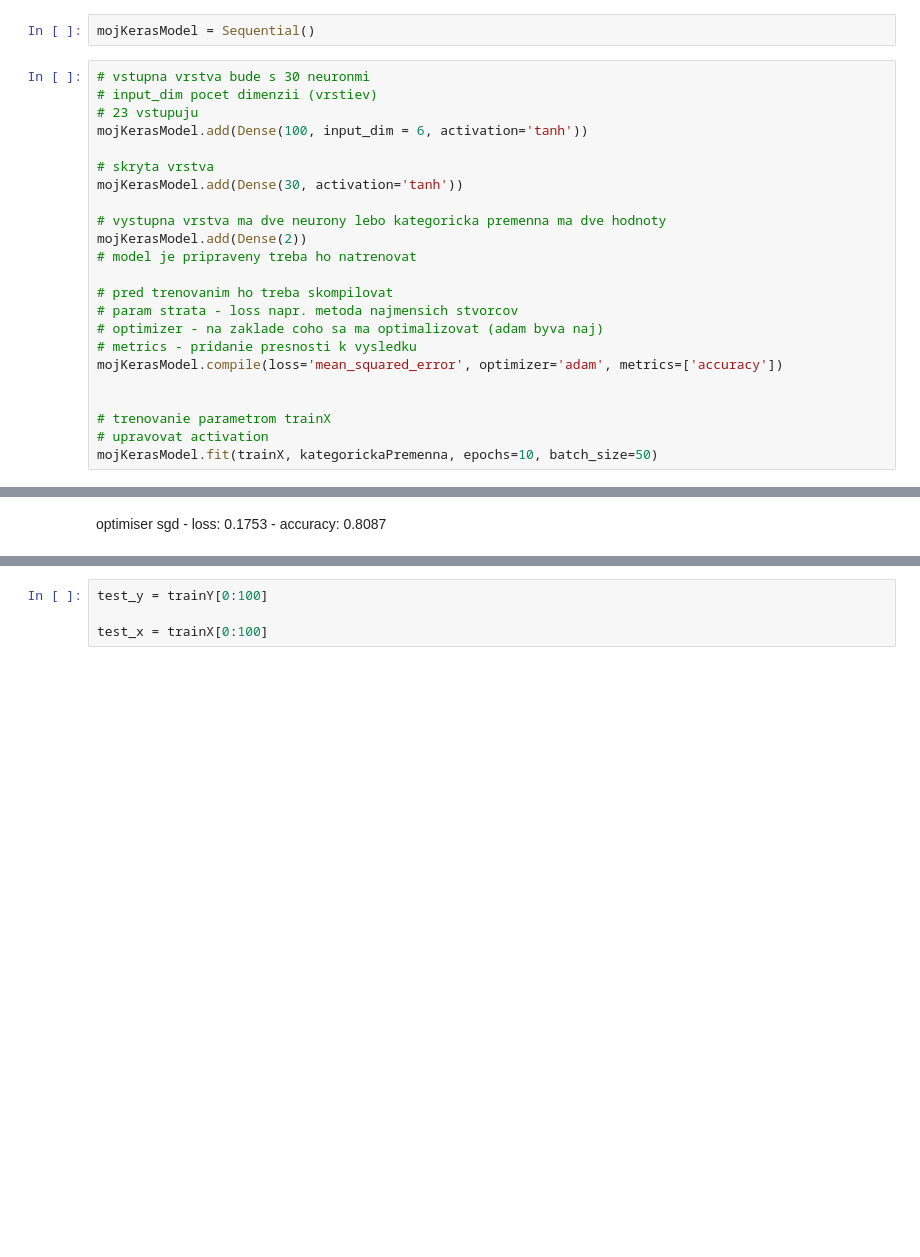
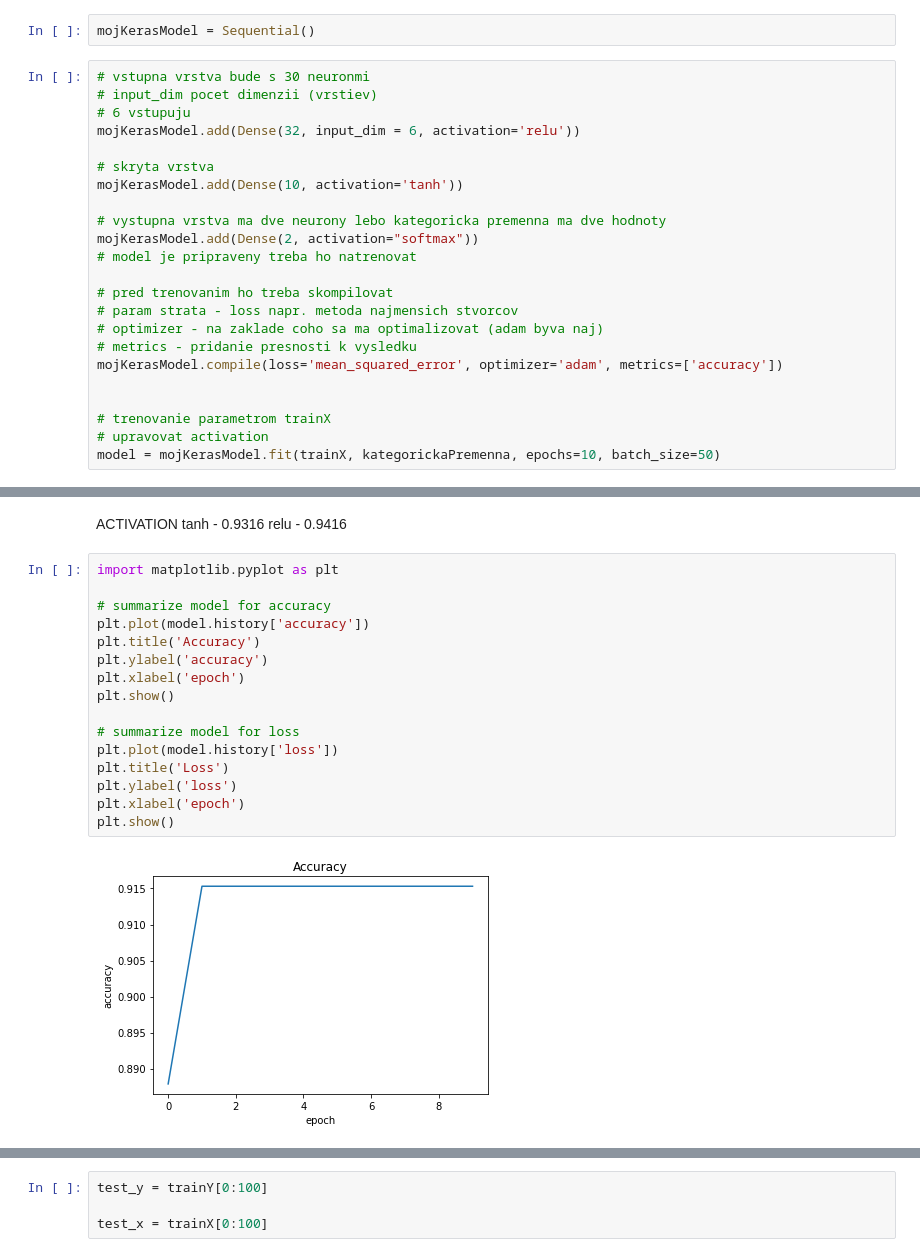
Before and after one commit to Marek98Bartos/Bartos_NS2021, a Jupyter notebook: NS_Hriby_Keras_Colors.ipynb, the cells around one changed output, grey strips where cells are left out. Saved outputs shown, nothing was run; the diff lists cells and outputs as text; blank space fills up the shorter version.

```diff
--- a/NS_Hriby_Keras_Colors.ipynb
+++ b/NS_Hriby_Keras_Colors.ipynb
@@ -162,14 +162,14 @@ mojKerasModel = Sequential()
 # %%
 # vstupna vrstva bude s 30 neuronmi
 # input_dim pocet dimenzii (vrstiev)
-# 23 vstupuju
-mojKerasModel.add(Dense(100, input_dim = 6, activation='tanh'))
+# 6 vstupuju
+mojKerasModel.add(Dense(32, input_dim = 6, activation='relu'))
 
 # skryta vrstva
-mojKerasModel.add(Dense(30, activation='tanh'))
+mojKerasModel.add(Dense(10, activation='tanh'))
 
 # vystupna vrstva ma dve neurony lebo kategoricka premenna ma dve hodnoty
-mojKerasModel.add(Dense(2))
+mojKerasModel.add(Dense(2, activation="softmax"))
 # model je pripraveny treba ho natrenovat
 
 # pred trenovanim ho treba skompilovat
@@ -181,6 +181,6 @@ mojKerasModel.compile(loss='mean_squared_error', optimizer='adam', metrics=['acc
 
 # trenovanie parametrom trainX
 # upravovat activation
-mojKerasModel.fit(trainX, kategorickaPremenna, epochs=10, batch_size=50)
+model = mojKerasModel.fit(trainX, kategorickaPremenna, epochs=10, batch_size=50)
 # %% [output]
 Epoch 1/10
@@ -207,2 +206,22 @@ Epoch 10/10
-# %% [markdown]
-optimiser sgd - loss: 0.1753 - accuracy: 0.8087
+# %% [markdown]
+ACTIVATION
+    tanh - 0.9316
+    relu - 0.9416
+# %%
+import matplotlib.pyplot as plt
+
+# summarize model for accuracy
+plt.plot(model.history['accuracy'])
+plt.title('Accuracy')
+plt.ylabel('accuracy')
+plt.xlabel('epoch')
+plt.show()
+
+# summarize model for loss
+plt.plot(model.history['loss'])
+plt.title('Loss')
+plt.ylabel('loss')
+plt.xlabel('epoch')
+plt.show()
+# %% [output]
+[figure, added]
```
Also changed, not shown: parts of 4 cells of this notebook.
